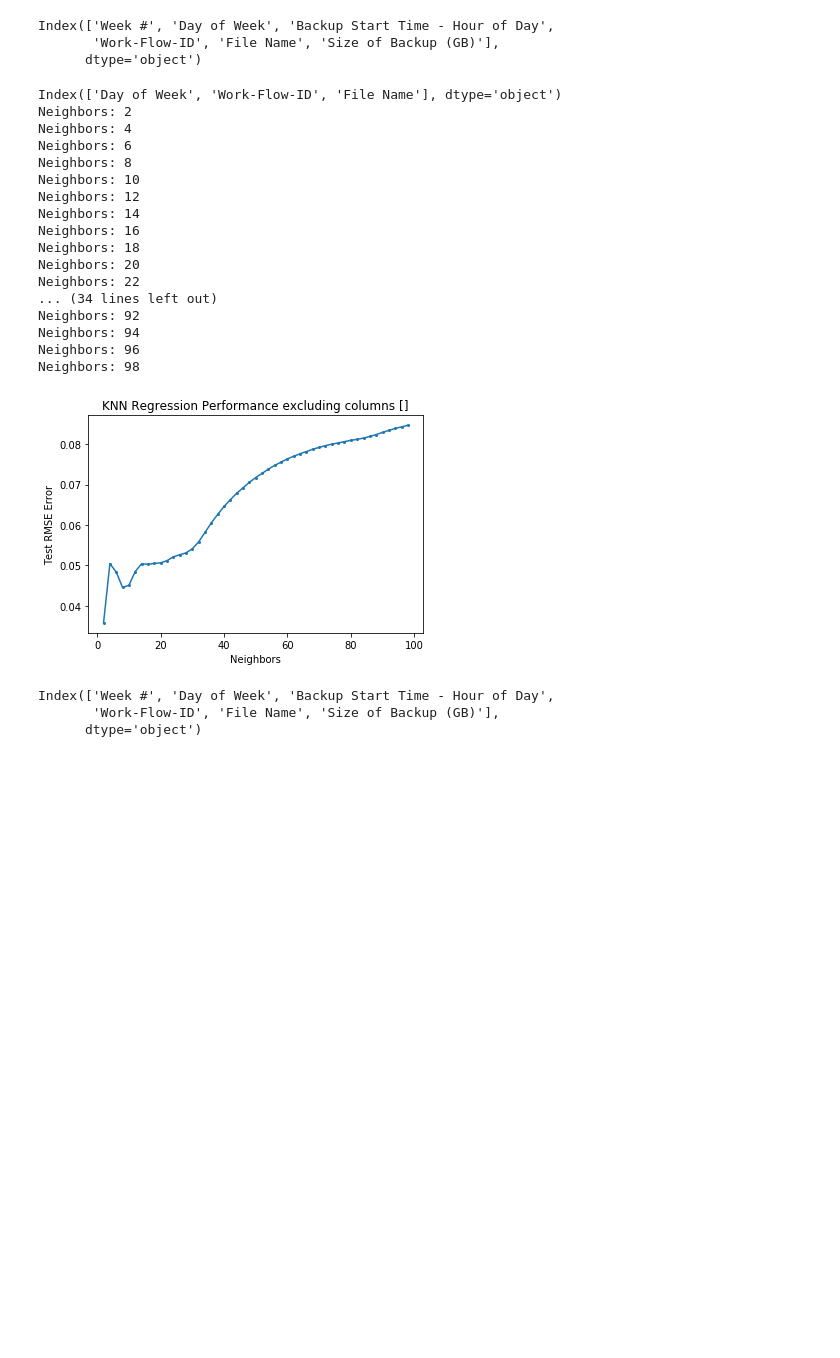
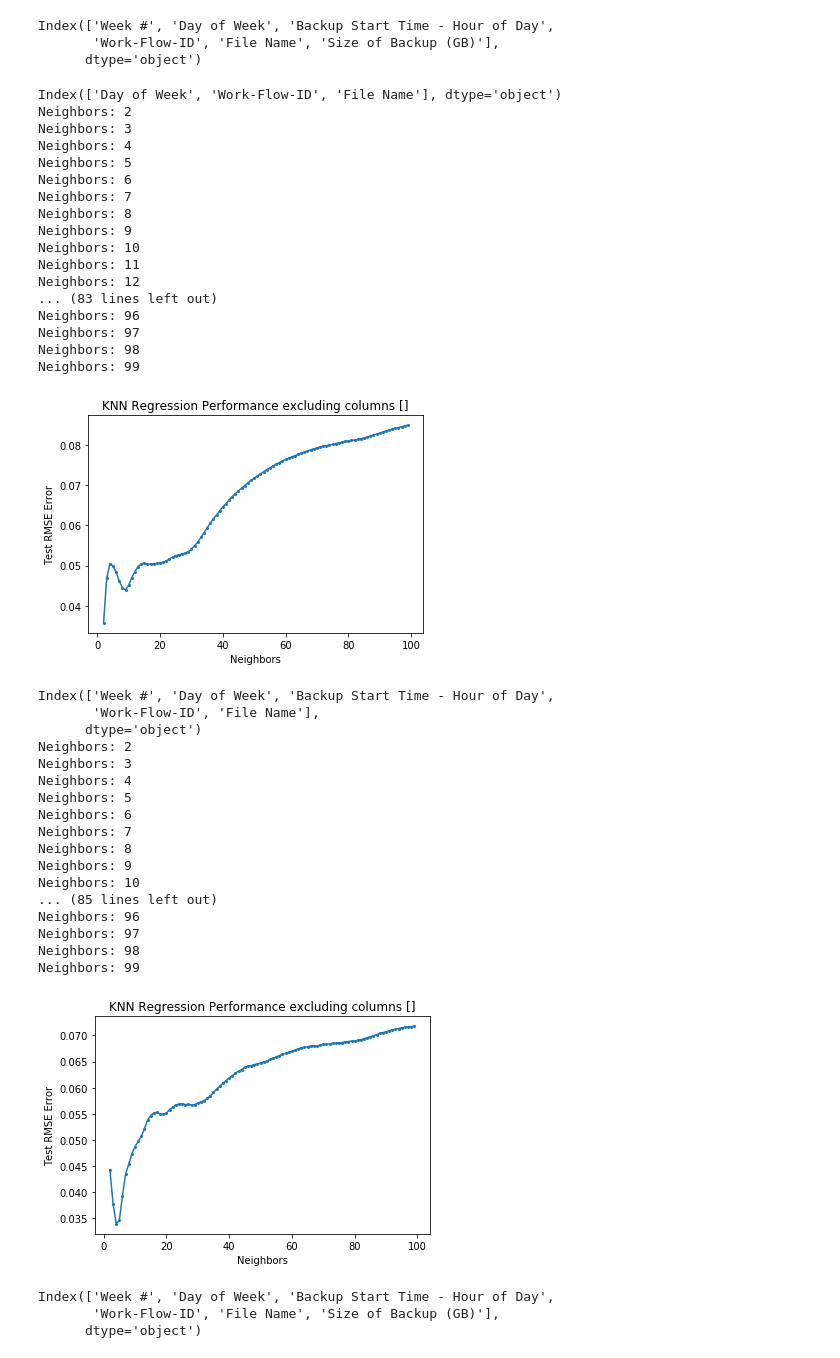
Before and after one commit to TSatyaVasanthReddy/RegressionAnalysis, a Jupyter notebook: code_satya.ipynb, the cells around one changed output. Saved outputs shown, nothing was run; the diff lists cells and outputs as text; code cells hidden in the pictures; blank space fills up the shorter version.

```diff
--- a/code_satya.ipynb
+++ b/code_satya.ipynb
@@ -214,26 +175,47 @@ def analyze_knn(dataset,neighbor_range,remove_cols=[]):
     plt.plot(neighbor_range,errors,marker='.',markersize=4)
     plt.show()
 # %%
-analyze_knn(dataset,range(2,100,2))
+analyze_knn(dataset,neighbor_range=range(2,100,1))
 # %% [output]
 Index(['Day of Week', 'Work-Flow-ID', 'File Name'], dtype='object')
 Neighbors: 2
+Neighbors: 3
 Neighbors: 4
+Neighbors: 5
 Neighbors: 6
+Neighbors: 7
 Neighbors: 8
+Neighbors: 9
 Neighbors: 10
+Neighbors: 11
 Neighbors: 12
-Neighbors: 14
-Neighbors: 16
-Neighbors: 18
-Neighbors: 20
-Neighbors: 22
-... (34 lines left out)
-Neighbors: 92
-Neighbors: 94
+... (83 lines left out)
 Neighbors: 96
+Neighbors: 97
 Neighbors: 98
+Neighbors: 99
-[figure, old version]
+[figure, new version]
+# %%
+analyze_knn(dataset,range(2,100,1),encoding='sc')
+# %% [output]
+Index(['Week #', 'Day of Week', 'Backup Start Time - Hour of Day',
+       'Work-Flow-ID', 'File Name'],
+      dtype='object')
+Neighbors: 2
+Neighbors: 3
+Neighbors: 4
+Neighbors: 5
+Neighbors: 6
+Neighbors: 7
+Neighbors: 8
+Neighbors: 9
+Neighbors: 10
+... (85 lines left out)
+Neighbors: 96
+Neighbors: 97
+Neighbors: 98
+Neighbors: 99
+[figure, added]
 # %%
 print(dataset.columns)
 # %% [output]
```
Also changed, not shown: parts of 18 cells of this notebook, 1 other file.
